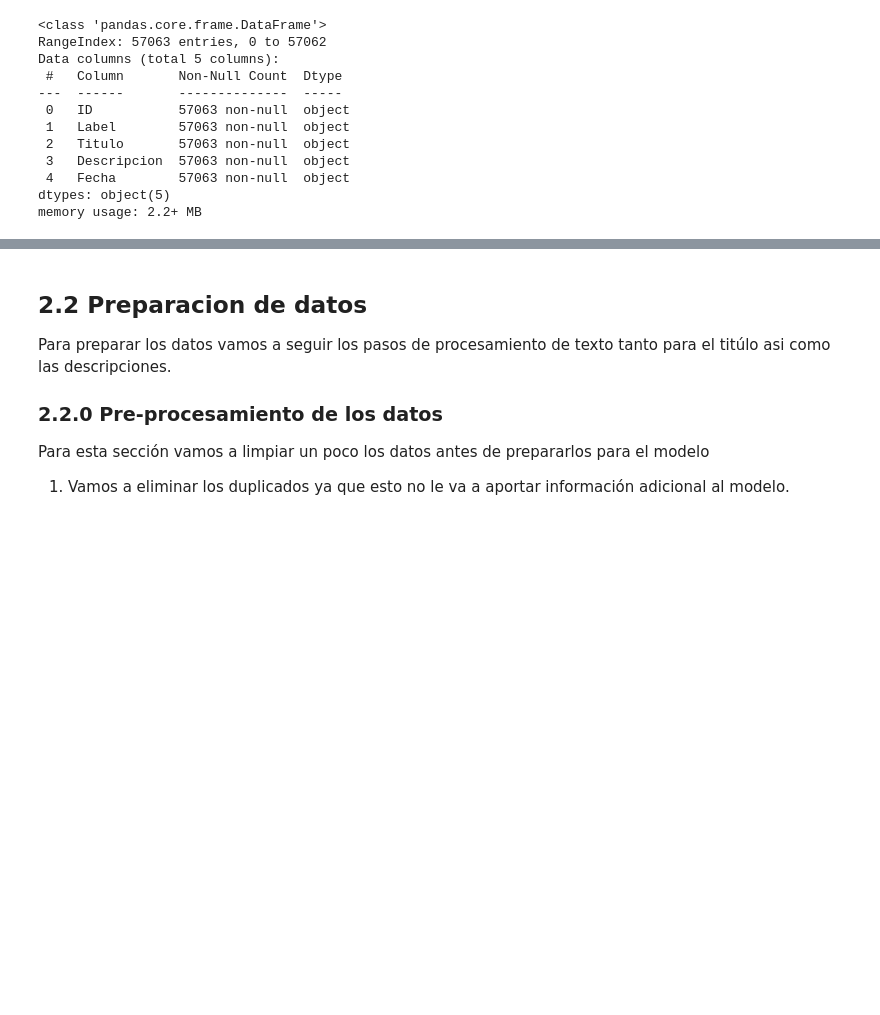
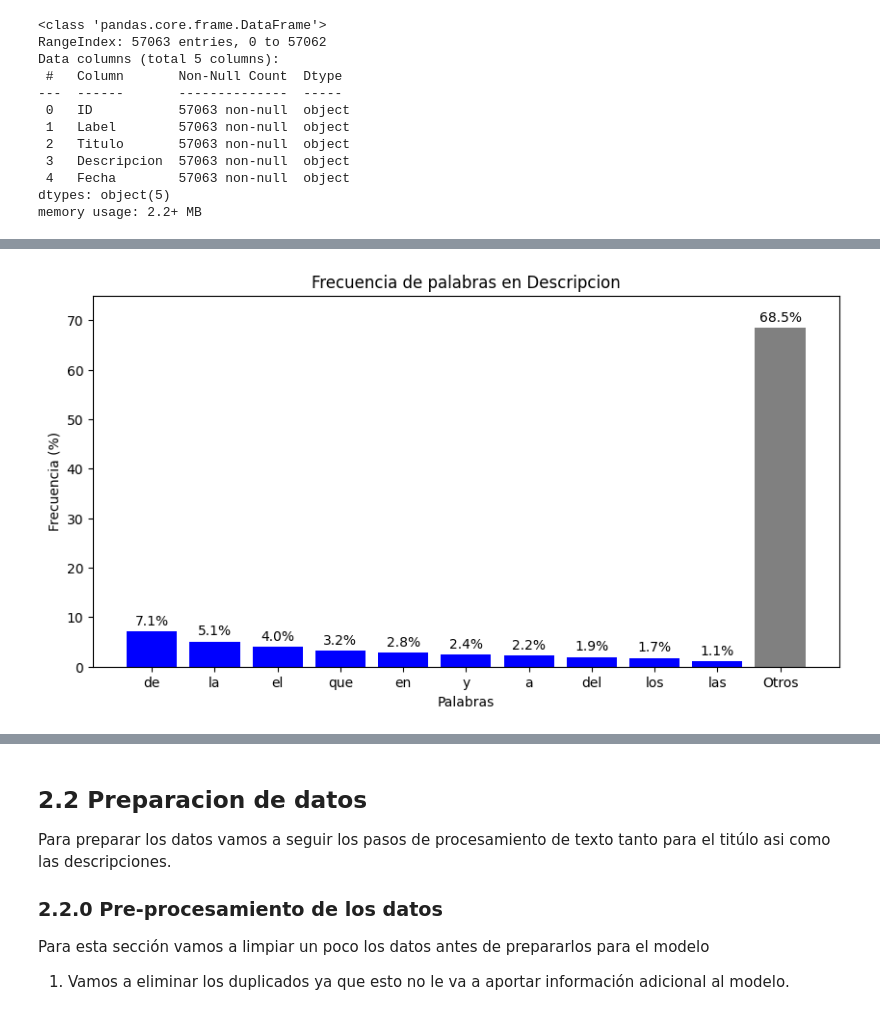
Before and after one commit to tomasSiSa18/Proyecto1BI, a Jupyter notebook: Proyecto1.ipynb, the cells around one changed output, grey strips where cells are left out. Cells and saved outputs as stored; diff of their text form; code cells hidden in the pictures; blank space fills up the shorter version.

```diff
--- a/Proyecto1.ipynb
+++ b/Proyecto1.ipynb
@@ -105,0 +152,17 @@ textos.head()
+# %%
+values_descripcion = ["de", "la", "el", "que", "en", "y", "a", "del", "los", "las", "Otros"]
+frequencies_descripcion = [7.1, 5.1, 4.0, 3.2, 2.8, 2.4, 2.2, 1.9, 1.7, 1.1, 68.5]
+
+plt.figure(figsize=(10, 5))
+bars = plt.bar(values_descripcion, frequencies_descripcion, color=["blue" if v != "Otros" else "gray" for v in values_descripcion])
+
+plt.xlabel("Palabras")
+plt.ylabel("Frecuencia (%)")
+plt.title("Frecuencia de palabras en Descripcion")
+plt.ylim(0, 75)
+
+plt.bar_label(bars, labels=[f"{freq}%" for freq in frequencies_descripcion], padding=3)
+
+plt.show()
+# %% [output]
+[figure, added]
```
Also changed, not shown: parts of 12 cells of this notebook, 2 other files.
